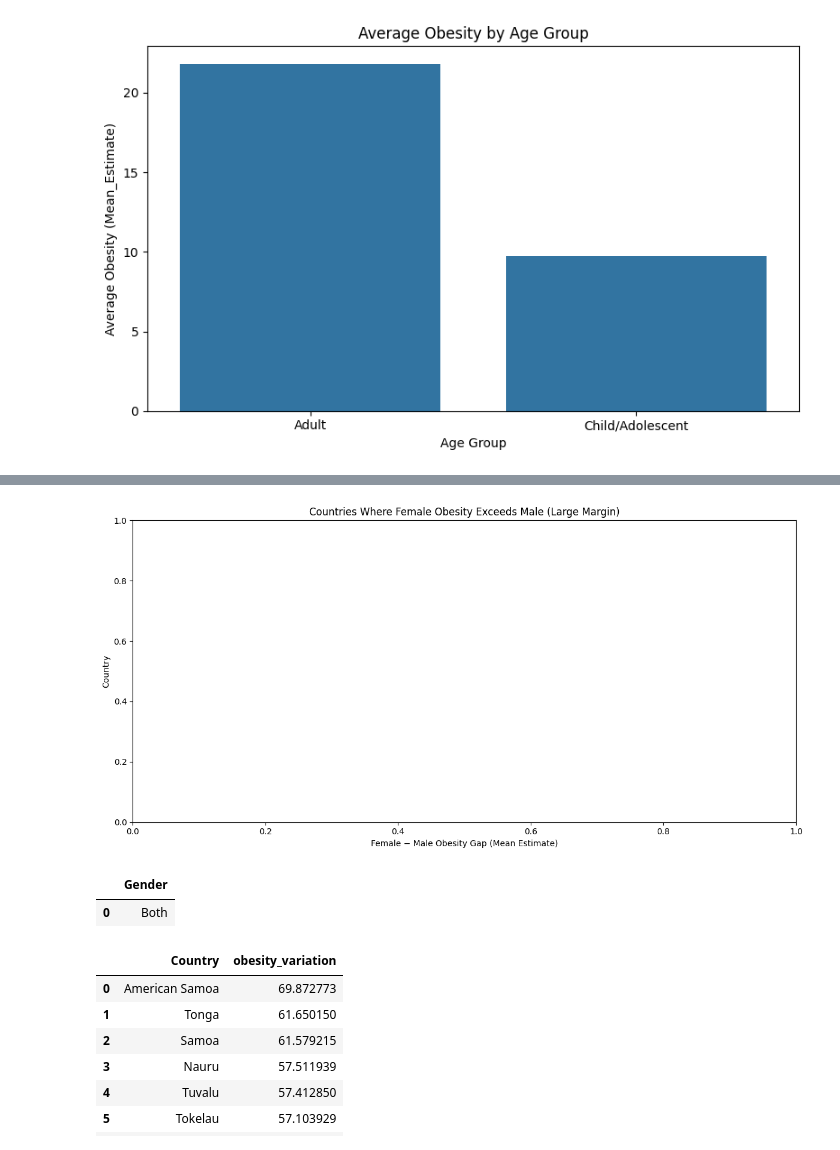
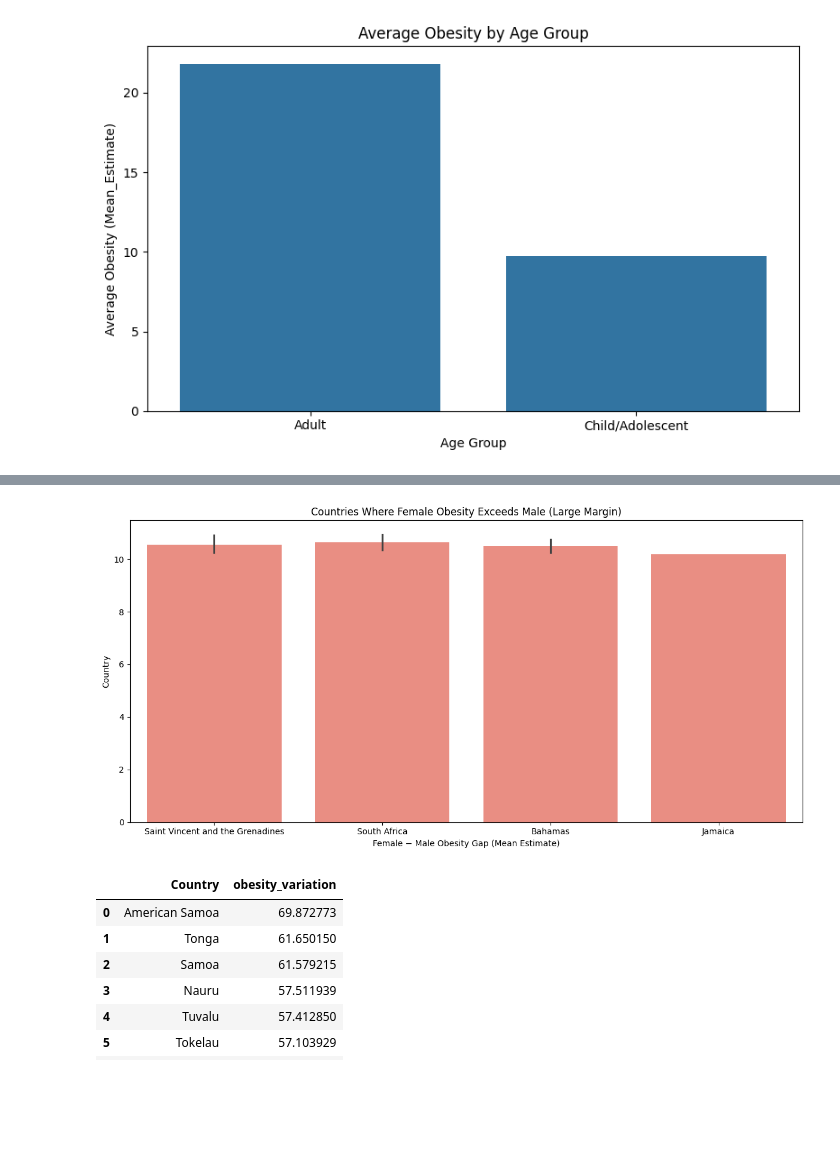
Before and after one commit to Aishwarya-byte21/Nutrition_Paradox_Obesity_Malnutrition, a Jupyter notebook: Nutrition_Paradox_Obesity_Malnutrition.ipynb, the cells around one changed output, grey strips where cells are left out. Cells and saved outputs as stored; diff of their text form; code cells hidden in the pictures; blank space fills up the shorter version.

```diff
--- a/Nutrition_Paradox_Obesity_Malnutrition.ipynb
+++ b/Nutrition_Paradox_Obesity_Malnutrition.ipynb
@@ -654,44 +850,36 @@ SELECT
     (AVG(CASE WHEN Gender = 'Female' THEN Mean_Estimate END) -
      AVG(CASE WHEN Gender = 'Male' THEN Mean_Estimate END)) AS obesity_gap
 FROM obesity_powerbi
 GROUP BY Country, Year
 HAVING obesity_gap IS NOT NULL
    AND obesity_gap > 5
 ORDER BY obesity_gap DESC
 LIMIT 10;
 """
 
 df_q9 = pd.read_sql(query_9, conn)
 
 # Plot using Seaborn
 import matplotlib.pyplot as plt
 import seaborn as sns
 
 plt.figure(figsize=(12, 6))
 
 sns.barplot(
     data=df_q9,
-    y="Country",
-    x="obesity_gap",
+    x="Country",
+    y="obesity_gap",
     color="salmon"
 )
 
 plt.title("Countries Where Female Obesity Exceeds Male (Large Margin)")
 plt.xlabel("Female − Male Obesity Gap (Mean Estimate)")
 plt.ylabel("Country")
 
 plt.tight_layout()
 plt.show()
 # %% [output]
-[figure, old version]
+[figure, new version]
-# %%
-pd.read_sql(
-    "SELECT DISTINCT Gender FROM obesity_powerbi",
-    conn
-)
-# %% [output]
-|  | Gender |
-| 0 | Both |
 # %%
 # Query 9 (Modified):
 # Countries with large obesity variation over years (max - min)
```
Also changed, not shown: parts of 61 cells of this notebook.
